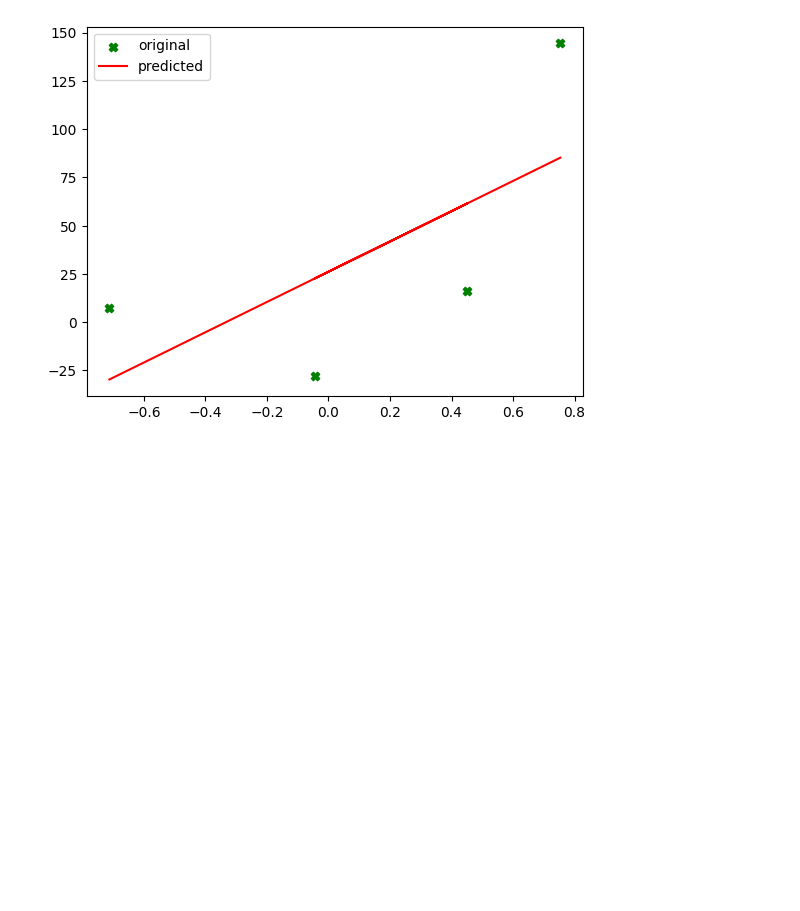
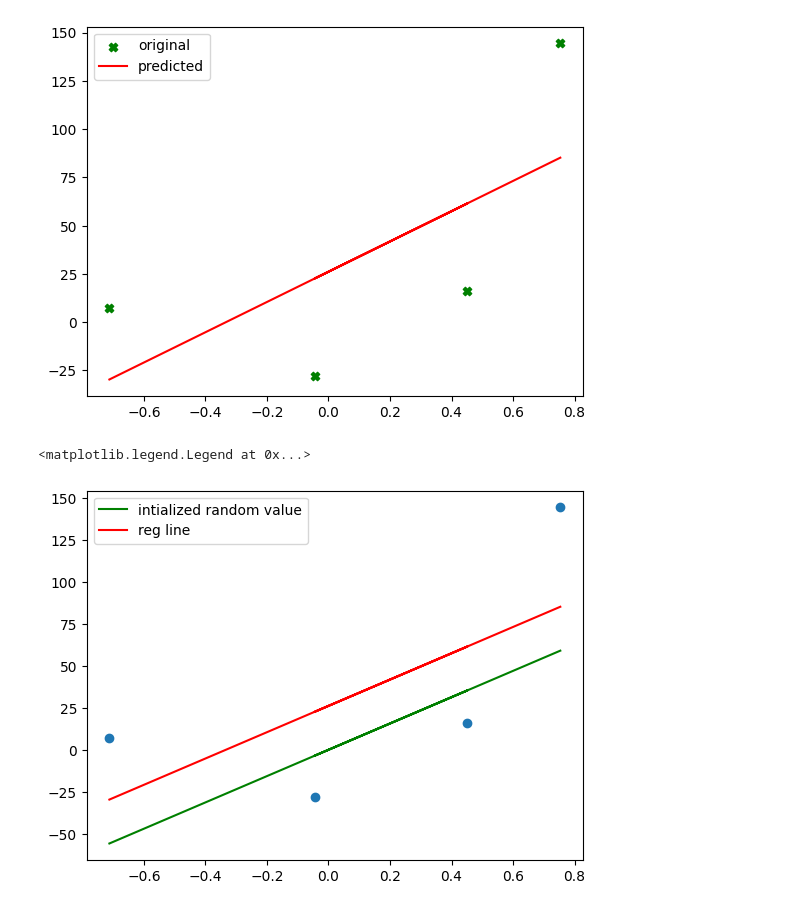
Before and after one commit to khanalasmit/machinelearning, a Jupyter notebook: 33-gradient-descent/intro.ipynb, the cells around one changed output. Drawn from its saved outputs; the diff is of its cells as text; code cells hidden in the pictures; blank space fills up the shorter version.

```diff
--- a/33-gradient-descent/intro.ipynb
+++ b/33-gradient-descent/intro.ipynb
@@ -90,4 +90,9 @@ b=0
 y_pred=((m*X)+b).reshape(4)
 # %%
 plt.scatter(X,y)
-plt.plot()
+plt.plot(X,y_pred,color='green',label='intialized random value')
+plt.plot(X,reg.predict(X),color='red',label='reg line ')
+plt.legend()
+# %% [output]
+<matplotlib.legend.Legend at 0x...>
+[figure, added]
```
Also changed, not shown: parts of 4 cells of this notebook.
